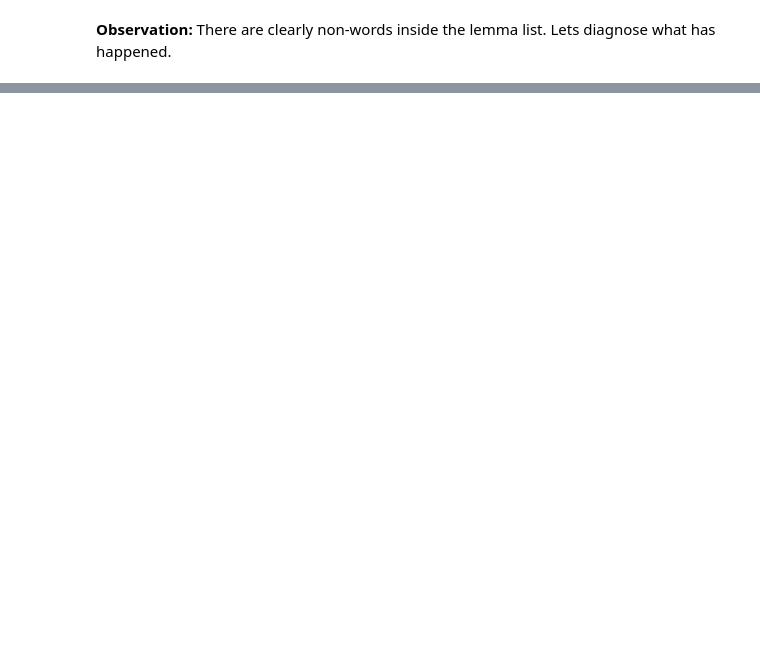
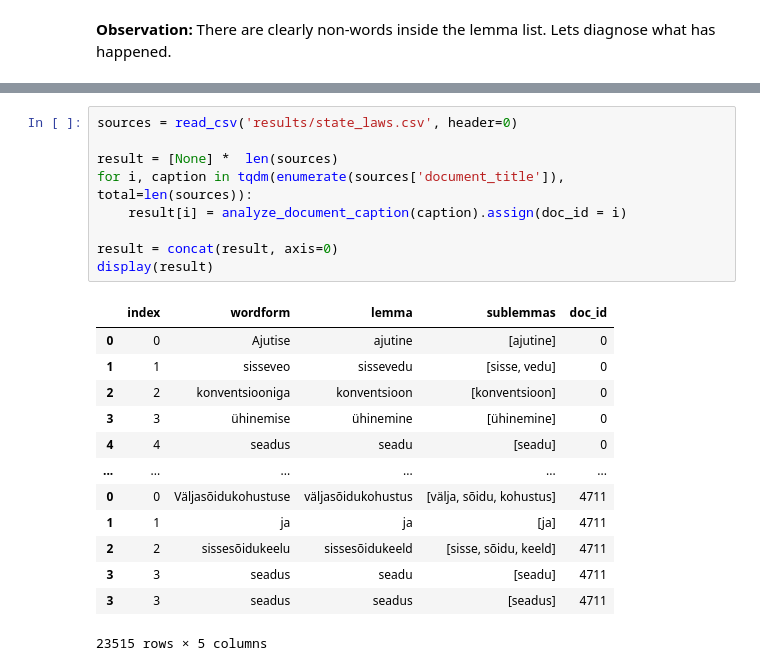
Before and after one commit to estnltk/smart-search, a Jupyter notebook: rt_web_crawler/05A_find_existing_lemmas_in_document_captions_with_webservice.ipynb, the cells around one changed output, grey strips where cells are left out. Cells and saved outputs as stored; diff of their text form; blank space fills up the shorter version.

```diff
--- a/rt_web_crawler/05A_find_existing_lemmas_in_document_captions_with_webservice.ipynb
+++ b/rt_web_crawler/05A_find_existing_lemmas_in_document_captions_with_webservice.ipynb
@@ -114,0 +252,23 @@ display(lemma_counts.tail(15))
+# %%
+sources = read_csv('results/state_laws.csv', header=0)
+
+result = [None] *  len(sources)
+for i, caption in tqdm(enumerate(sources['document_title']), total=len(sources)):
+    result[i] = analyze_document_caption(caption).assign(doc_id = i)
+
+result = concat(result, axis=0)
+display(result)
+# %% [output]
+|  | index | wordform | lemma | sublemmas | doc_id |
+| 0 | 0 | Ajutise | ajutine | [ajutine] | 0 |
+| 1 | 1 | sisseveo | sissevedu | [sisse, vedu] | 0 |
+| 2 | 2 | konventsiooniga | konventsioon | [konventsioon] | 0 |
+| 3 | 3 | ühinemise | ühinemine | [ühinemine] | 0 |
+| 4 | 4 | seadus | seadu | [seadu] | 0 |
+| ... | ... | ... | ... | ... | ... |
+| 0 | 0 | Väljasõidukohustuse | väljasõidukohustus | [välja, sõidu, kohustus] | 4711 |
+| 1 | 1 | ja | ja | [ja] | 4711 |
+| 2 | 2 | sissesõidukeelu | sissesõidukeeld | [sisse, sõidu, keeld] | 4711 |
+| 3 | 3 | seadus | seadu | [seadu] | 4711 |
+| 3 | 3 | seadus | seadus | [seadus] | 4711 |
+23515 rows × 5 columns
```
Also changed, not shown: parts of 25 cells of this notebook, 1 other file.
